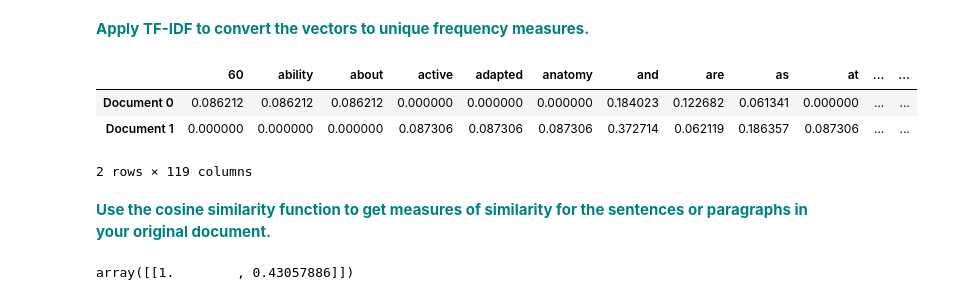
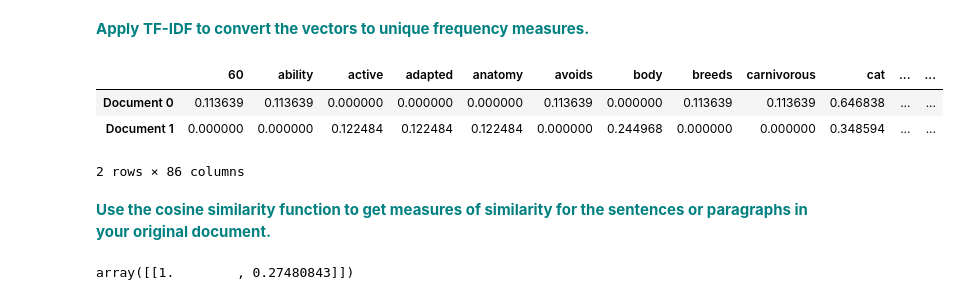
Before and after one commit to divzueri/Springboard, a Jupyter notebook: Unit15_UnsupervisedLearning/15.5 Cosine Similarity Case Study/CosineSimilarity - Case Study.ipynb, the cells around one changed output. Cells and saved outputs as stored; diff of their text form; code cells hidden in the pictures.

```diff
--- a/Unit15_UnsupervisedLearning/15.5 Cosine Similarity Case Study/CosineSimilarity - Case Study.ipynb
+++ b/Unit15_UnsupervisedLearning/15.5 Cosine Similarity Case Study/CosineSimilarity - Case Study.ipynb
@@ -151,16 +152,17 @@ pd.DataFrame(X_train_counts.toarray(),columns=count_vect.get_feature_names(),ind
 # %% [markdown]
  **<font color='teal'> Apply TF-IDF to convert the vectors to unique frequency measures.</font>**
 # %%
+vectorizer = TfidfVectorizer(stop_words='english')
 trsfm=vectorizer.fit_transform(corpus)
 pd.DataFrame(trsfm.toarray(),columns=vectorizer.get_feature_names(),index=['Document 0','Document 1'])
 # %% [output]
-|  | 60 | ability | about | active | adapted | anatomy | and | are | as | at | ... | ... |
-| Document 0 | 0.086212 | 0.086212 | 0.086212 | 0.000000 | 0.000000 | 0.000000 | 0.184023 | 0.122682 | 0.061341 | 0.000000 | ... | ... |
-| Document 1 | 0.000000 | 0.000000 | 0.000000 | 0.087306 | 0.087306 | 0.087306 | 0.372714 | 0.062119 | 0.186357 | 0.087306 | ... | ... |
+|  | 60 | ability | active | adapted | anatomy | avoids | body | breeds | carnivorous | cat | ... | ... |
+| Document 0 | 0.113639 | 0.113639 | 0.000000 | 0.000000 | 0.000000 | 0.113639 | 0.000000 | 0.113639 | 0.113639 | 0.646838 | ... | ... |
+| Document 1 | 0.000000 | 0.000000 | 0.122484 | 0.122484 | 0.122484 | 0.000000 | 0.244968 | 0.000000 | 0.000000 | 0.348594 | ... | ... |
-2 rows × 119 columns
+2 rows × 86 columns
 # %% [markdown]
  **<font color='teal'> Use the cosine similarity function to get measures of similarity for the sentences or paragraphs in your original document.</font>**
 # %%
 cosine_similarity(trsfm[0:1], trsfm)
 # %% [output]
-array([[1.        , 0.43057886]])
+array([[1.        , 0.27480843]])
```
Also changed, not shown: parts of 2 cells of this notebook, 1 other file.
